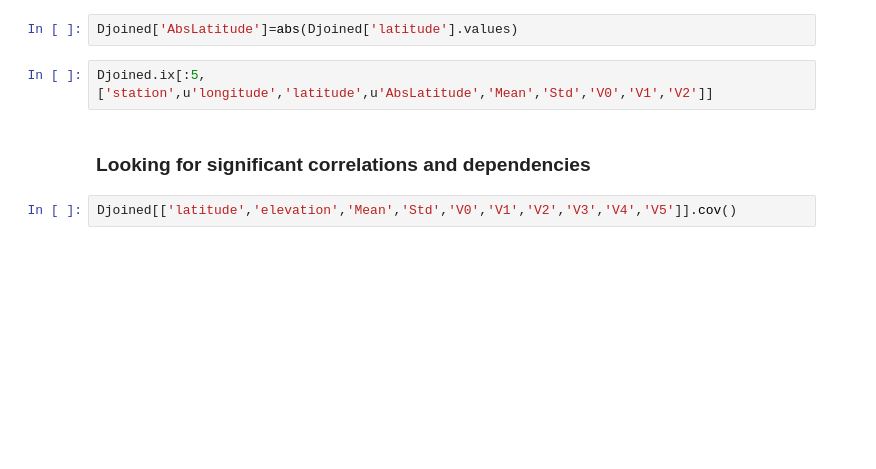
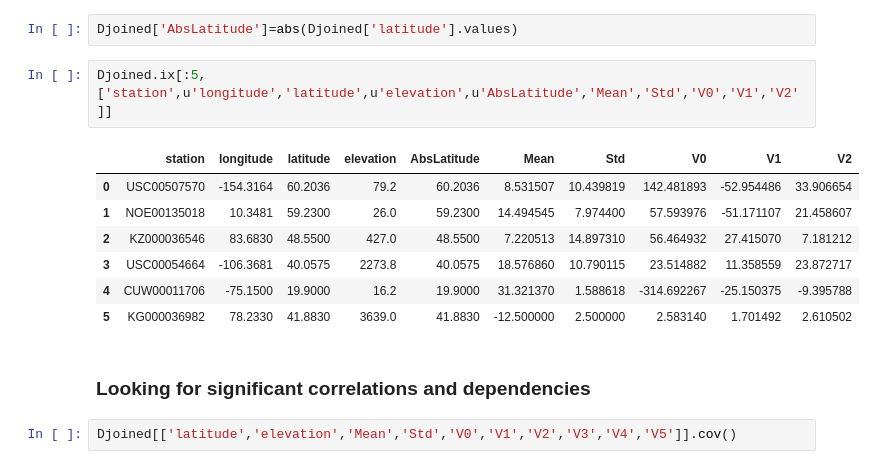
Before and after one commit to chetangandotra/DSE200-notebooks, a Jupyter notebook: day_3_models_and_learning/02_Weather Analysis.ipynb, the cells around one changed output. Saved outputs shown, nothing was run; the diff lists cells and outputs as text; blank space fills up the shorter version.

```diff
--- a/day_3_models_and_learning/02_Weather Analysis.ipynb
+++ b/day_3_models_and_learning/02_Weather Analysis.ipynb
@@ -268,7 +411,15 @@ Djoined.columns[-10:]
 # %%
 Djoined['AbsLatitude']=abs(Djoined['latitude'].values)
 # %%
-Djoined.ix[:5,['station',u'longitude','latitude',u'AbsLatitude','Mean','Std','V0','V1','V2']]
+Djoined.ix[:5,['station',u'longitude','latitude',u'elevation',u'AbsLatitude','Mean','Std','V0','V1','V2']]
+# %% [output]
+|  | station | longitude | latitude | elevation | AbsLatitude | Mean | Std | V0 | V1 | V2 |
+| 0 | USC00507570 | -154.3164 | 60.2036 | 79.2 | 60.2036 | 8.531507 | 10.439819 | 142.481893 | -52.954486 | 33.906654 |
+| 1 | NOE00135018 | 10.3481 | 59.2300 | 26.0 | 59.2300 | 14.494545 | 7.974400 | 57.593976 | -51.171107 | 21.458607 |
+| 2 | KZ000036546 | 83.6830 | 48.5500 | 427.0 | 48.5500 | 7.220513 | 14.897310 | 56.464932 | 27.415070 | 7.181212 |
+| 3 | USC00054664 | -106.3681 | 40.0575 | 2273.8 | 40.0575 | 18.576860 | 10.790115 | 23.514882 | 11.358559 | 23.872717 |
+| 4 | CUW00011706 | -75.1500 | 19.9000 | 16.2 | 19.9000 | 31.321370 | 1.588618 | -314.692267 | -25.150375 | -9.395788 |
+| 5 | KG000036982 | 78.2330 | 41.8830 | 3639.0 | 41.8830 | -12.500000 | 2.500000 | 2.583140 | 1.701492 | 2.610502 |
 # %% [markdown]
 ### Looking for significant correlations and dependencies ###
 # %%
```
Also changed, not shown: parts of 39 cells of this notebook.
